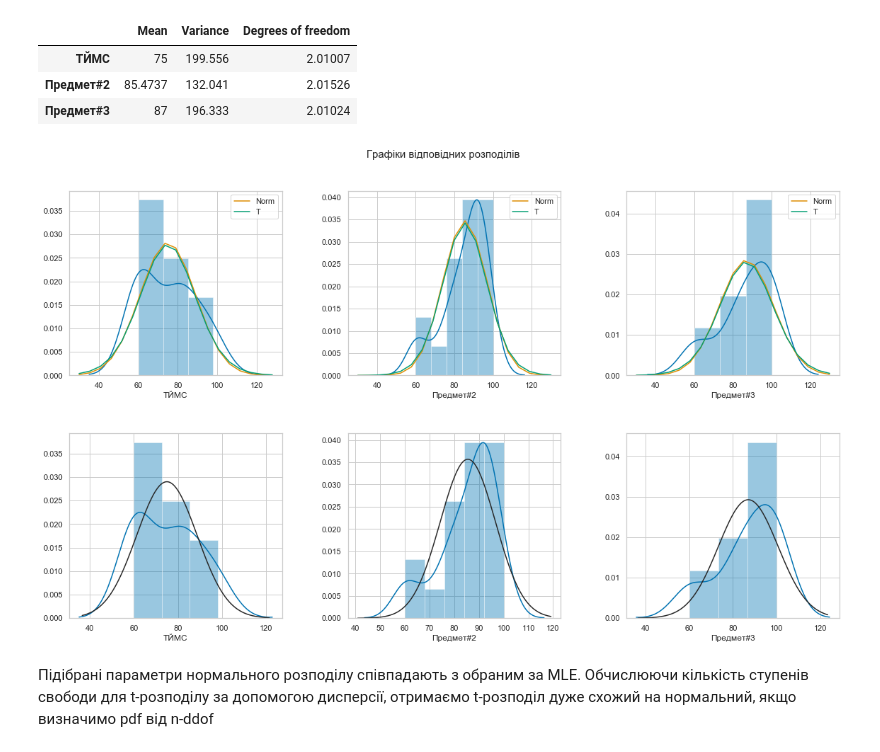
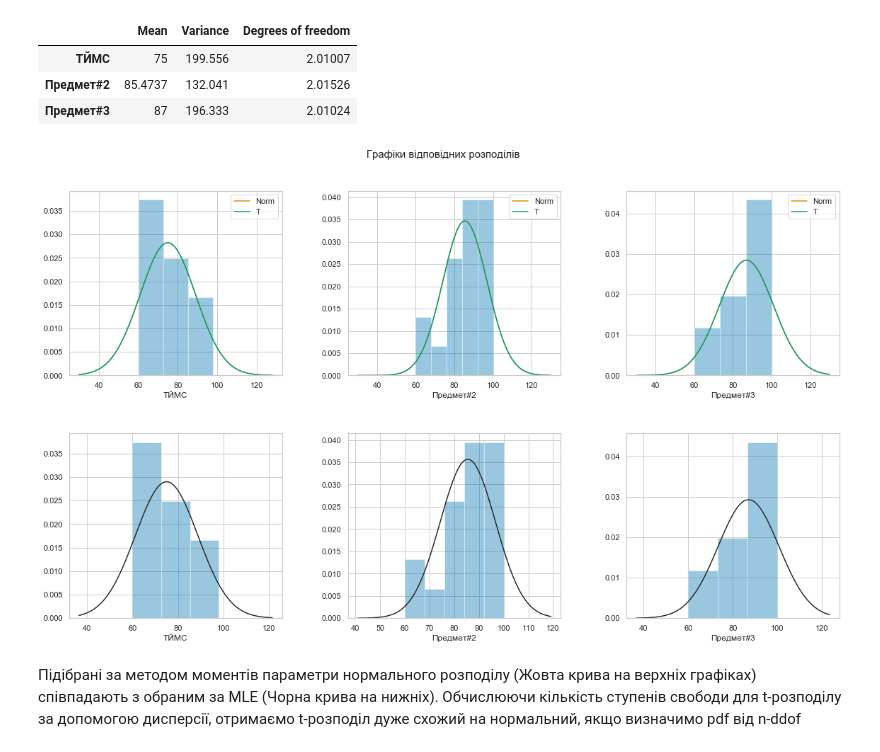
Before and after one commit to EddieKro/Data-Analysis, a Jupyter notebook: projects/poll/PM4_EDA.ipynb, the cells around one changed output. Saved outputs shown, nothing was run; the diff lists cells and outputs as text; code cells hidden in the pictures.

```diff
--- a/projects/poll/PM4_EDA.ipynb
+++ b/projects/poll/PM4_EDA.ipynb
@@ -232,7 +236,7 @@ for i,col in enumerate(marks.columns):
 
     data[col].hist(cumulative=True,density=True,ax=axs[1,i])
     percentiles = np.percentile(data[col], [25, 50, 75])
-    axs[1,i].vlines(percentiles, ymin=0, ymax=1, color='y')
+    axs[1,i].vlines(percentiles, ymin=0, ymax=1, color='r')
 
     n =data[col].shape[0]
     axs[2,i].scatter(np.sort(data[col]), np.arange(1, n+1) / n)
@@ -280,2 +300,14 @@ for i,col in enumerate(cols):
 # %% [markdown]
 5. (статистичні похибки для оцінок та 2-х тестів -2б) Визначити статистичну похибку у тесті дослідження середнього балу з кожної дисципліни і у тесті дослідження проценту жіночої статті  (пропорції). Дослідити звязок з обємом вибірки. Визначити інтервальні оцінки.
+# %%
+moe_columns = ["Sample size",'Margin of error']#moe: margin of error
+
+moe = pd.DataFrame(index=quant_cols, columns=moe_columns)
+
+error_rates = [5,5,5,0.5,0.5]# moe of 5 points for each mark, 5% for each test
+for i,col in enumerate(quant_cols):
+    margin_of_err =  magic.margin_of_error_avg_score(data[col].shape[0],magic.stddev(data[col]))
+    moe.loc[col]['Sample size'] = magic.sample_size_avg_score(magic.stddev(data[col]),margin_of_err)
+    moe.loc[col]['Margin of error']= margin_of_err
+
+moe
@@ -284,7 +325,7 @@ moe_columns = ["Sample size",'Margin of error']#moe: margin of error
 
 moe = pd.DataFrame(index=quant_cols, columns=moe_columns)
 
-error_rates = [5,5,5,1,1]# moe of 5 points for each mark, 5% for each test
+error_rates = [5,5,5,0.5,0.5]# moe of 5 points for each mark, 5% for each test
 for i,col in enumerate(quant_cols):
     sample_size =  magic.sample_size_avg_score(magic.stddev(data[col]),error_rates[i])
 
@@ -327,24 +370,24 @@ dist_params
 # %%
 fig,axs = plt.subplots(2,3,figsize=(16,10))
 plt.suptitle('Графіки відповідних розподілів',fontsize=15)
 
 for i,col in enumerate(marks):
     mu,sigma,dof = marks[col].mean(),marks[col].std(),magic.ddof(marks[col].var())
     #data[col].hist(ax=axs[i//3,i%3],density=True)
-    sns.distplot(marks[col],ax=axs[i//3,i%3])
-    lnspc = np.linspace(data[col].min()-30, data[col].max()+30, data[col].shape[0])
+    sns.distplot(marks[col],ax=axs[i//3,i%3],norm_hist=True,kde=False)
+    lnspc = np.linspace(data[col].min()-30, data[col].max()+30, data[col].shape[0]*10)
 
     pdf_n = stats.norm.pdf(lnspc,mu,sigma)
     pdf_t = stats.t.pdf(lnspc,len(lnspc)-dof,mu,sigma)
     axs[i//3,i%3].plot(lnspc, pdf_n, label="Norm")
     axs[i//3,i%3].plot(lnspc, pdf_t, label="T")
     axs[i//3,i%3].legend()
 
-    sns.distplot(marks[col],fit=stats.norm,kde=True,ax=axs[1+i//3,i%3])
+    sns.distplot(marks[col],fit=stats.norm,kde=False,norm_hist=True,ax=axs[1+i//3,i%3])
 
 fig.tight_layout(h_pad=5, w_pad=5)
 fig.subplots_adjust(top=0.9)
 # %% [output]
-[figure, old version]
+[figure, new version]
 # %% [markdown]
-Підібрані параметри нормального розподілу співпадають з обраним за MLE. Обчислюючи кількість ступенів свободи для t-розподілу за допомогою дисперсії, отримаємо t-розподіл дуже схожий на нормальний, якщо визначимо pdf від n-ddof
+Підібрані за методом моментів параметри нормального розподілу (Жовта крива на верхніх графіках) співпадають з обраним за MLE (Чорна крива на нижніх). Обчислюючи кількість ступенів свободи для t-розподілу за допомогою дисперсії, отримаємо t-розподіл дуже схожий на нормальний, якщо визначимо pdf від n-ddof
```
Also changed, not shown: parts of 14 cells of this notebook, 3 other files.
